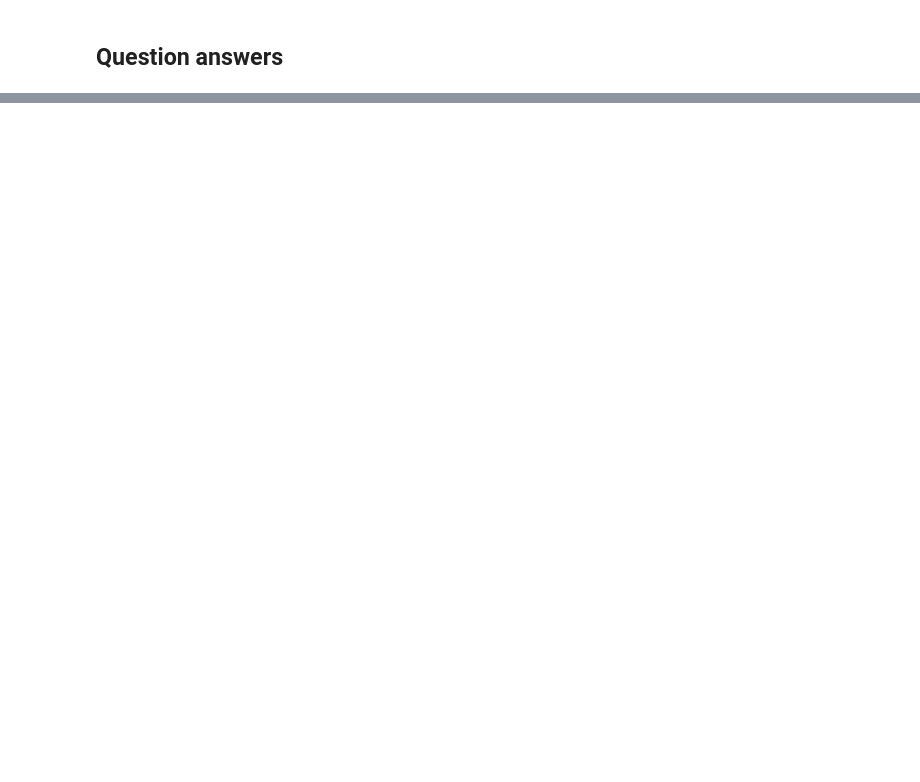
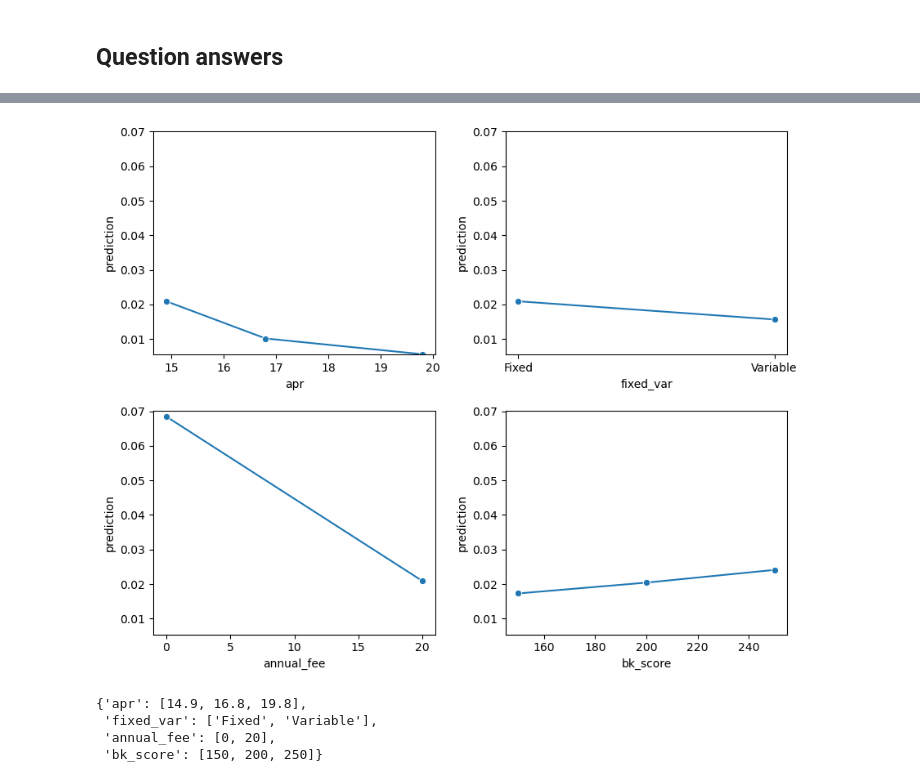
Before and after one commit to Krithikap019/fitech-credit-card, a Jupyter notebook: fitech.ipynb, the cells around one changed output, grey strips where cells are left out. Saved outputs shown, nothing was run; the diff lists cells and outputs as text; code cells hidden in the pictures; blank space fills up the shorter version.

```diff
--- a/fitech.ipynb
+++ b/fitech.ipynb
@@ -41,0 +526,12 @@ import pyrsm as rsm
+# %%
+lr1.plot(plots="pred")
+# %% [output]
+[figure, added]
+# %%
+dct2 = rsm.levels_list(data_melt_test[['apr', 'fixed_var', 'annual_fee', 'bk_score']])
+dct2
+# %% [output]
+{'apr': [14.9, 16.8, 19.8],
+ 'fixed_var': ['Fixed', 'Variable'],
+ 'annual_fee': [0, 20],
+ 'bk_score': [150, 200, 250]}
```
Also changed, not shown: parts of 78 cells of this notebook, 3 other files.
